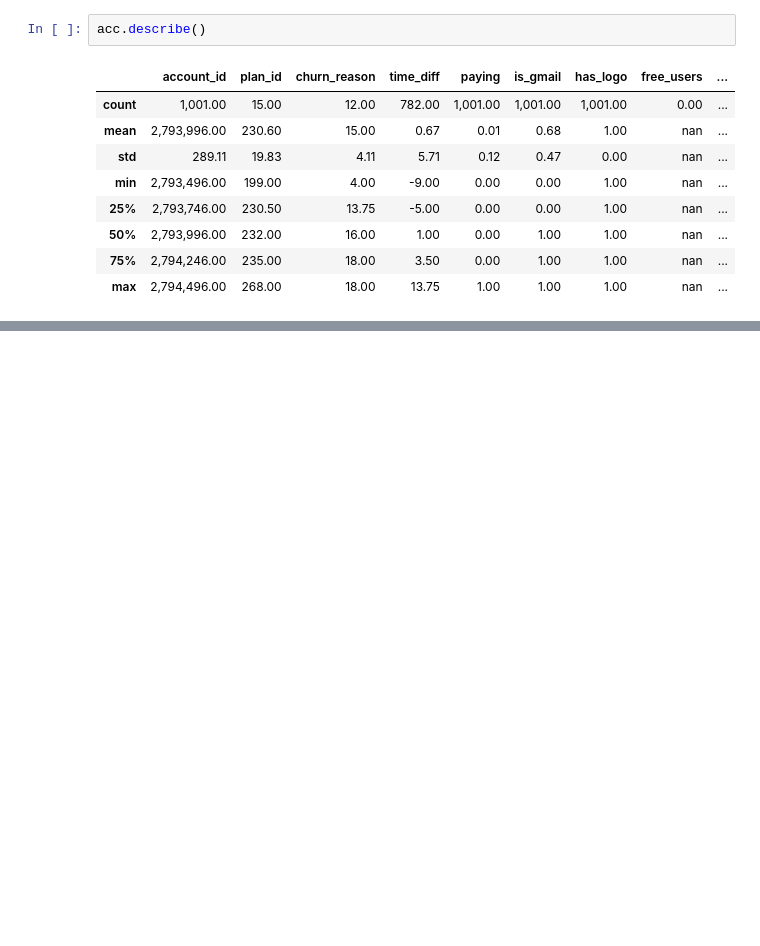
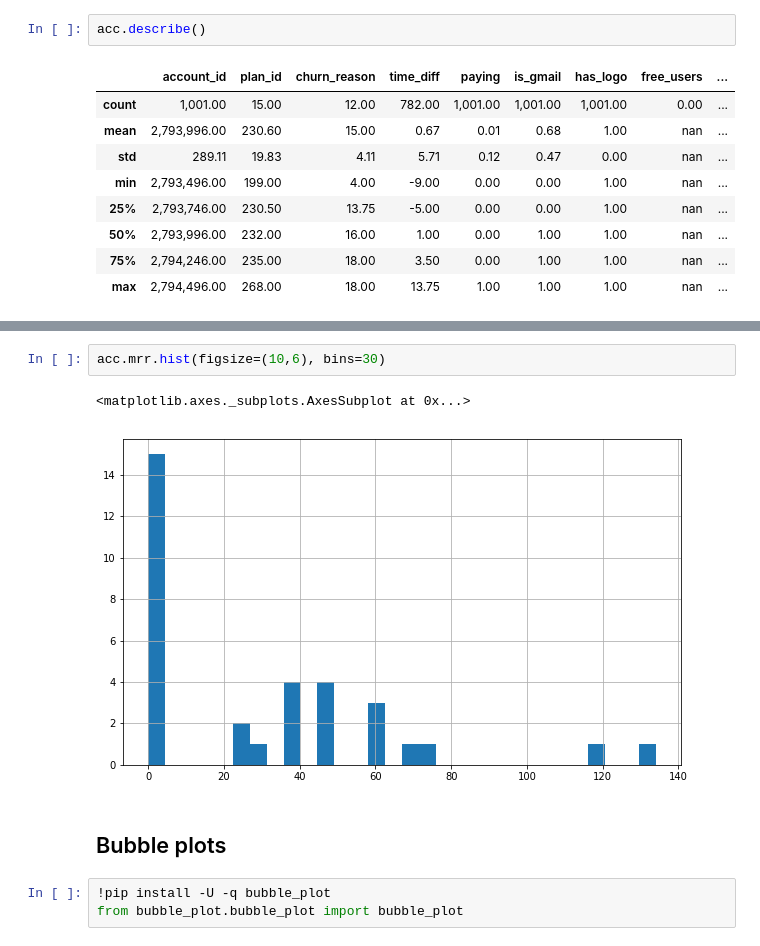
Before and after one commit to DataHackIL/DataLearn-ML-Intro-2019, a Jupyter notebook: part_4.EDA.ipynb, the cells around one changed output, grey strips where cells are left out. Saved outputs shown, nothing was run; the diff lists cells and outputs as text; blank space fills up the shorter version.

```diff
--- a/part_4.EDA.ipynb
+++ b/part_4.EDA.ipynb
@@ -55,0 +144,10 @@ acc.describe()
+# %%
+acc.mrr.hist(figsize=(10,6), bins=30)
+# %% [output]
+<matplotlib.axes._subplots.AxesSubplot at 0x...>
+[figure, added]
+# %% [markdown]
+## Bubble plots
+# %%
+!pip install -U -q bubble_plot
+from bubble_plot.bubble_plot import bubble_plot
```
Also changed, not shown: parts of 42 cells of this notebook.
